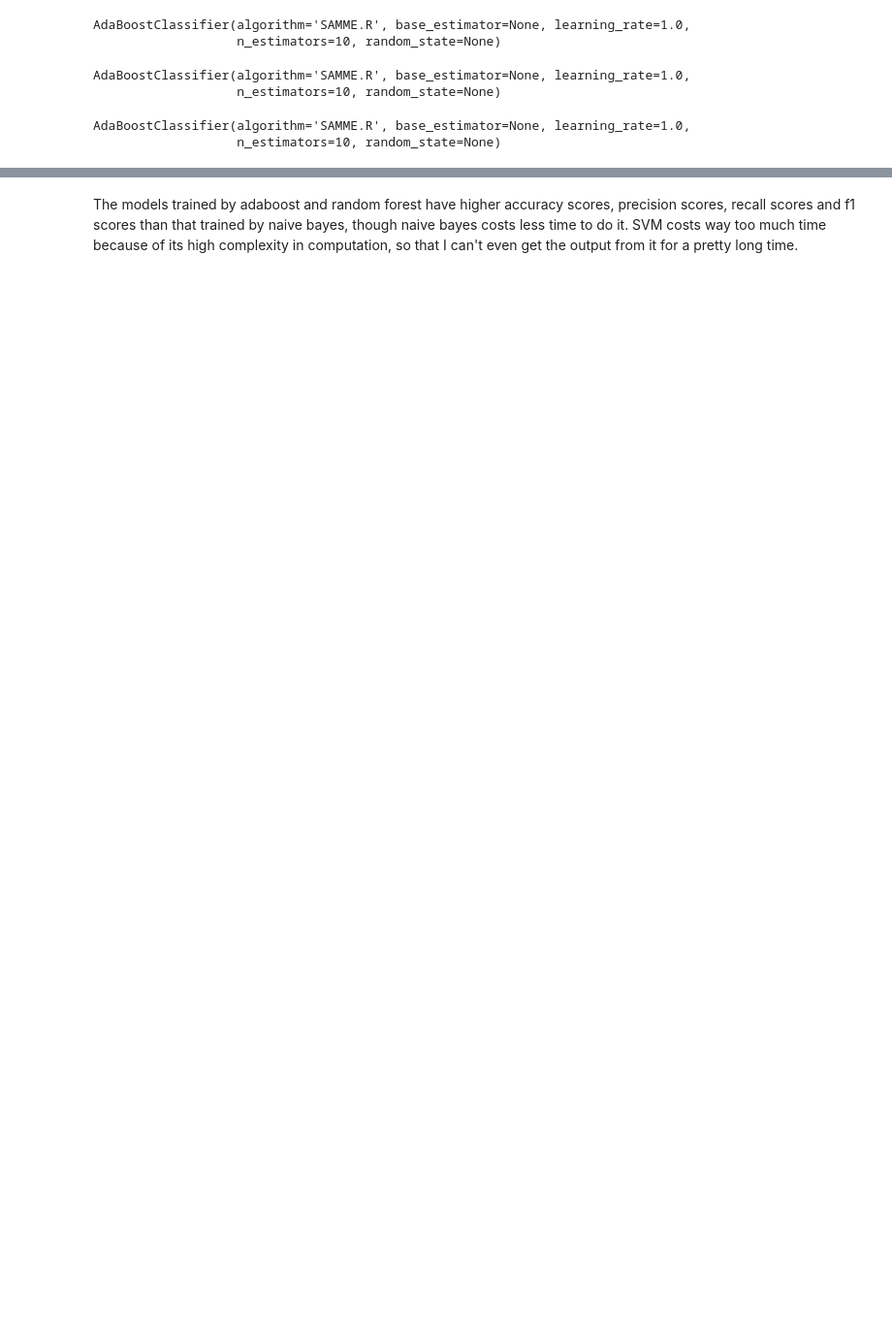
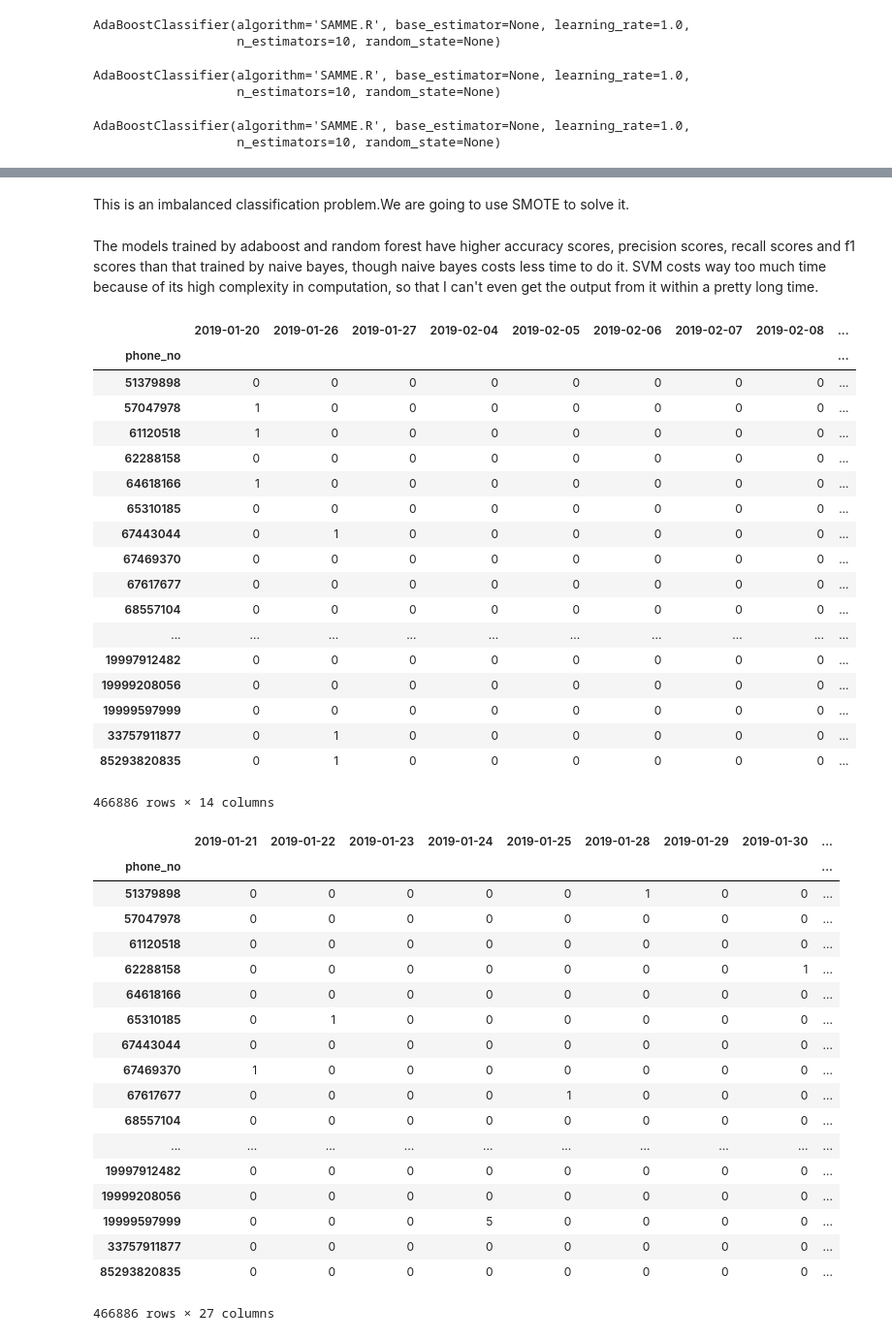
Before and after one commit to Rachel-Fu/WISERCLUB-2019-2020-Final, a Jupyter notebook: Final Part2、3.ipynb, the cells around one changed output, grey strips where cells are left out. Shown at 97% size. Drawn from its saved outputs; the diff is of its cells as text; code cells hidden in the pictures; blank space fills up the shorter version.

```diff
--- a/Final Part2、3.ipynb
+++ b/Final Part2、3.ipynb
@@ -268,3 +320,5 @@ Y[Y>0]
+# %% [markdown]
+This is an imbalanced classification problem.We are going to use SMOTE to solve it.
 # %%
 #SVM
 start=time.clock()
@@ -283,4 +337,66 @@ print('SVM加权平均F1得分:',(metrics.f1_score(Y_test_input1,predicted1,aver
 print('SVM程序运行CPU时间为：',(end-start))
 # %% [markdown]
 The models trained by adaboost and random forest have higher accuracy scores, precision scores, recall scores and f1 scores than that trained by naive bayes, though naive bayes costs less time to do it.
-SVM costs way too much time because of its high complexity in computation, so that I can't even get the output from it for a pretty long time.
+SVM costs way too much time because of its high complexity in computation, so that I can't even get the output from it within a pretty long time.
+# %%
+#4
+holiday=pd.read_csv(r'C:\Users\rcf\Desktop\WISERCLUB\WISERCLUB\holiday.csv',encoding = "UTF-8").iloc[468:509].copy()
+holiday=holiday.rename(index=holiday.loc[:,'dt']).drop(['dt'],axis=1)
+holiday=holiday.loc[:,['type']]
+holiday=pd.DataFrame(holiday)
+# %%
+j='0'
+k='0'
+data12=pd.pivot_table(data11,values='number of orders' ,index = 'phone_no', columns = 'dt', aggfunc = np.sum, fill_value = 0)
+for i in range(data12.shape[1]):
+    if holiday.loc[data12.columns[i]].values>0:
+        locals()['weekend'+j]=pd.DataFrame(data=data12.iloc[:,i],index=data12.index)
+        if j>'0':
+            locals()['weekend'+j]=pd.concat([locals()['weekend'+str(int(j)-1)],locals()['weekend'+j]],axis=1)
+        j=str(int(j)+1)
+    else:
+        locals()['workday'+k]=pd.DataFrame(data=data12.iloc[:,i],index=data12.index)
+        if k>'0':
+            locals()['workday'+k]=pd.concat([locals()['workday'+str(int(k)-1)],locals()['workday'+k]],axis=1)
+        k=str(int(k)+1)
+locals()['weekend'+str(int(j)-1)]
+locals()['workday'+str(int(k)-1)]
+# %% [output]
+|  | 2019-01-20 | 2019-01-26 | 2019-01-27 | 2019-02-04 | 2019-02-05 | 2019-02-06 | 2019-02-07 | 2019-02-08 | ... |
+| phone_no |  |  |  |  |  |  |  |  | ... |
+| 51379898 | 0 | 0 | 0 | 0 | 0 | 0 | 0 | 0 | ... |
+| 57047978 | 1 | 0 | 0 | 0 | 0 | 0 | 0 | 0 | ... |
+| 61120518 | 1 | 0 | 0 | 0 | 0 | 0 | 0 | 0 | ... |
+| 62288158 | 0 | 0 | 0 | 0 | 0 | 0 | 0 | 0 | ... |
+| 64618166 | 1 | 0 | 0 | 0 | 0 | 0 | 0 | 0 | ... |
+| 65310185 | 0 | 0 | 0 | 0 | 0 | 0 | 0 | 0 | ... |
+| 67443044 | 0 | 1 | 0 | 0 | 0 | 0 | 0 | 0 | ... |
+| 67469370 | 0 | 0 | 0 | 0 | 0 | 0 | 0 | 0 | ... |
+| 67617677 | 0 | 0 | 0 | 0 | 0 | 0 | 0 | 0 | ... |
+| 68557104 | 0 | 0 | 0 | 0 | 0 | 0 | 0 | 0 | ... |
+| ... | ... | ... | ... | ... | ... | ... | ... | ... | ... |
+| 19997912482 | 0 | 0 | 0 | 0 | 0 | 0 | 0 | 0 | ... |
+| 19999208056 | 0 | 0 | 0 | 0 | 0 | 0 | 0 | 0 | ... |
+| 19999597999 | 0 | 0 | 0 | 0 | 0 | 0 | 0 | 0 | ... |
+| 33757911877 | 0 | 1 | 0 | 0 | 0 | 0 | 0 | 0 | ... |
+| 85293820835 | 0 | 1 | 0 | 0 | 0 | 0 | 0 | 0 | ... |
+466886 rows × 14 columns
+|  | 2019-01-21 | 2019-01-22 | 2019-01-23 | 2019-01-24 | 2019-01-25 | 2019-01-28 | 2019-01-29 | 2019-01-30 | ... |
+| phone_no |  |  |  |  |  |  |  |  | ... |
+| 51379898 | 0 | 0 | 0 | 0 | 0 | 1 | 0 | 0 | ... |
+| 57047978 | 0 | 0 | 0 | 0 | 0 | 0 | 0 | 0 | ... |
+| 61120518 | 0 | 0 | 0 | 0 | 0 | 0 | 0 | 0 | ... |
+| 62288158 | 0 | 0 | 0 | 0 | 0 | 0 | 0 | 1 | ... |
+| 64618166 | 0 | 0 | 0 | 0 | 0 | 0 | 0 | 0 | ... |
+| 65310185 | 0 | 1 | 0 | 0 | 0 | 0 | 0 | 0 | ... |
+| 67443044 | 0 | 0 | 0 | 0 | 0 | 0 | 0 | 0 | ... |
+| 67469370 | 1 | 0 | 0 | 0 | 0 | 0 | 0 | 0 | ... |
+| 67617677 | 0 | 0 | 0 | 0 | 1 | 0 | 0 | 0 | ... |
+| 68557104 | 0 | 0 | 0 | 0 | 0 | 0 | 0 | 0 | ... |
+| ... | ... | ... | ... | ... | ... | ... | ... | ... | ... |
+| 19997912482 | 0 | 0 | 0 | 0 | 0 | 0 | 0 | 0 | ... |
+| 19999208056 | 0 | 0 | 0 | 0 | 0 | 0 | 0 | 0 | ... |
+| 19999597999 | 0 | 0 | 0 | 5 | 0 | 0 | 0 | 0 | ... |
+| 33757911877 | 0 | 0 | 0 | 0 | 0 | 0 | 0 | 0 | ... |
+| 85293820835 | 0 | 0 | 0 | 0 | 0 | 0 | 0 | 0 | ... |
+466886 rows × 27 columns
```
Also changed, not shown: parts of 26 cells of this notebook, 1 other file.
